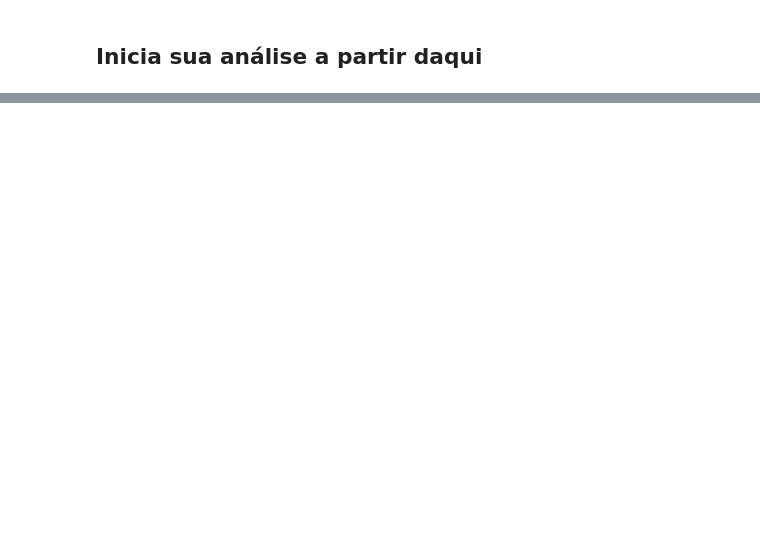
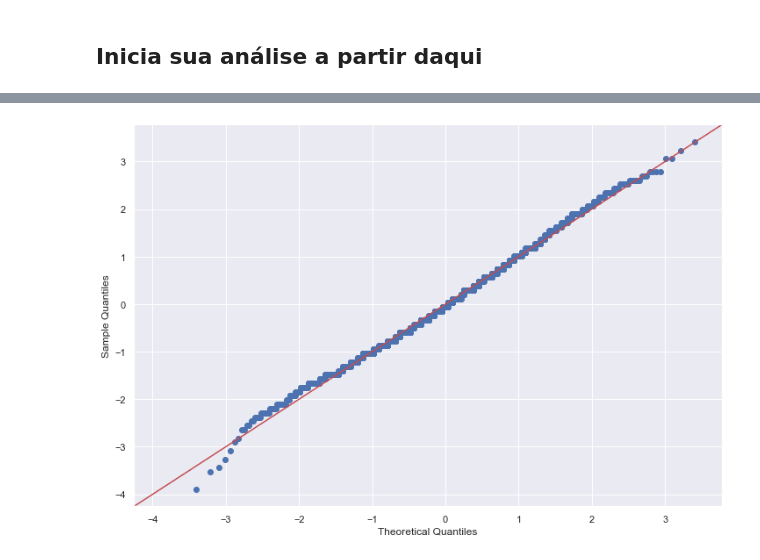
Before and after one commit to brunalimap/AceleraDev_DataScience, a Jupyter notebook: Semana 5/main.ipynb, the cells around one changed output, grey strips where cells are left out. Drawn from its saved outputs; the diff is of its cells as text; code cells hidden in the pictures; blank space fills up the shorter version.

```diff
--- a/Semana 5/main.ipynb
+++ b/Semana 5/main.ipynb
@@ -162,0 +176,5 @@ pca.n_components_
+# %%
+import statsmodels.api as sm
+sm.qqplot(sample_height, fit=True, line="45");
+# %% [output]
+[figure, added]
```
Also changed, not shown: parts of 70 cells of this notebook.
